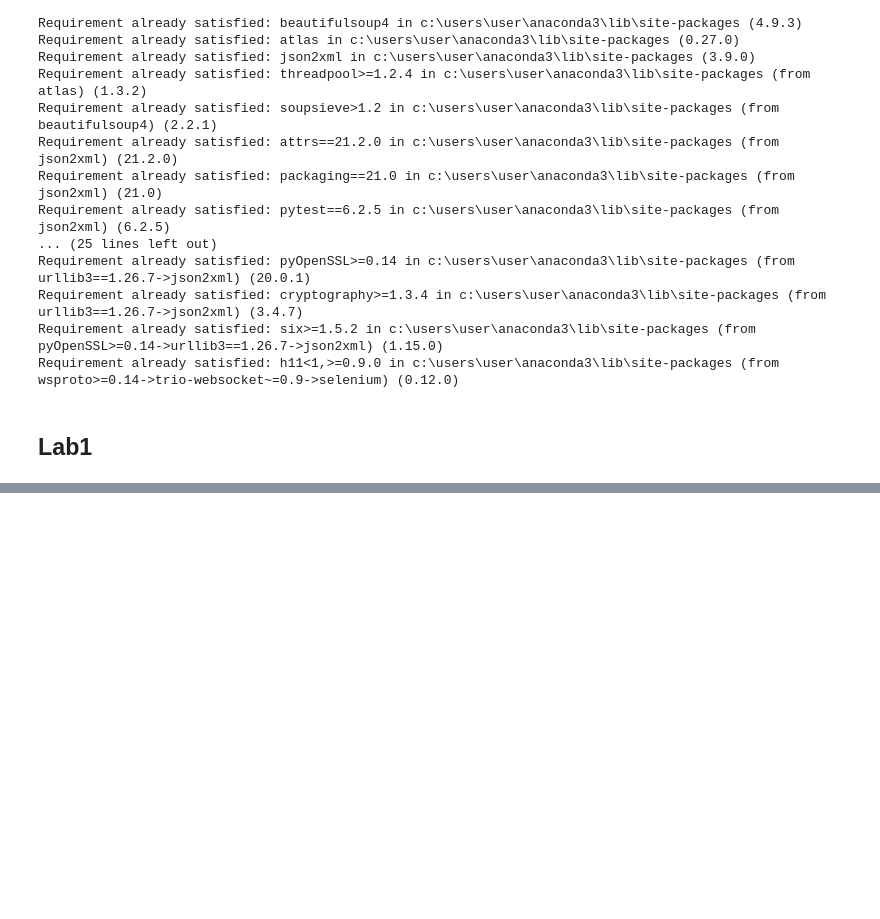
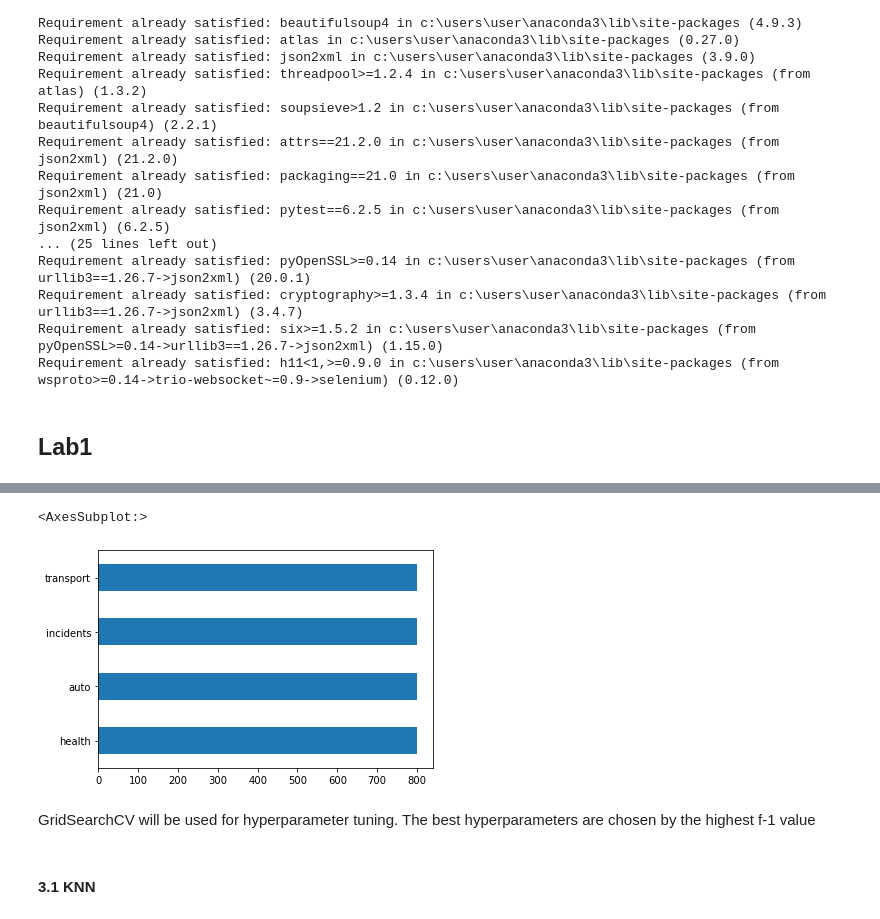
Before and after one commit to edmelnikov/computational-linguistics-course, a Jupyter notebook: Assignments.ipynb, the cells around one changed output, grey strips where cells are left out. Cells and saved outputs as stored; diff of their text form; code cells hidden in the pictures; blank space fills up the shorter version.

```diff
--- a/Assignments.ipynb
+++ b/Assignments.ipynb
@@ -183,0 +340,9 @@ data
+# %%
+pd.Series(y_train).value_counts().plot(kind='barh')
+# %% [output]
+<AxesSubplot:>
+[figure, added]
+# %% [markdown]
+GridSearchCV will be used for hyperparameter tuning. The best hyperparameters are chosen by the highest f-1 value
+# %% [markdown]
+#### 3.1 KNN
```
Also changed, not shown: parts of 44 cells of this notebook, 1 other file.
